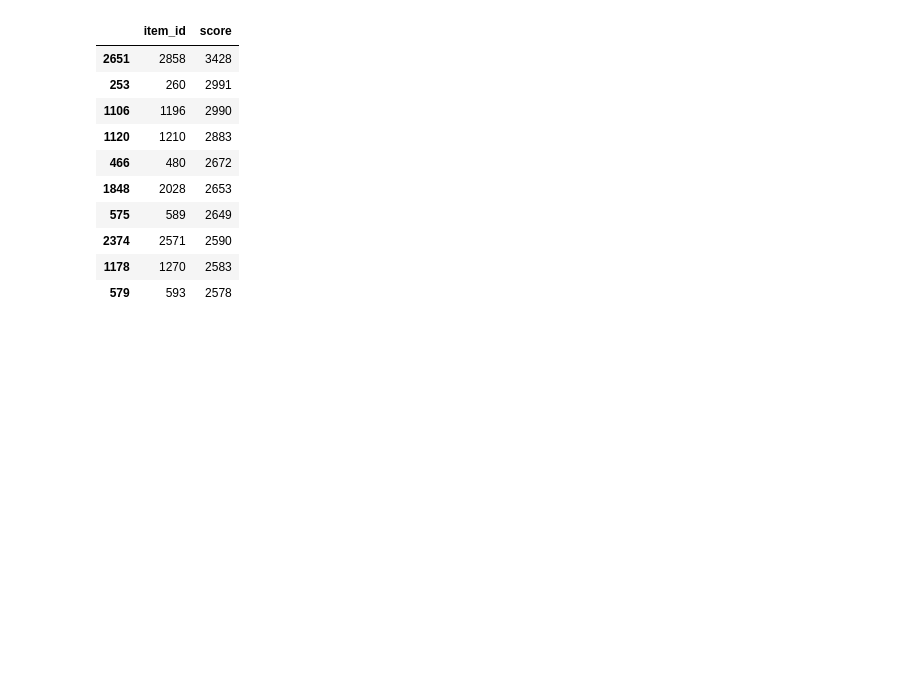
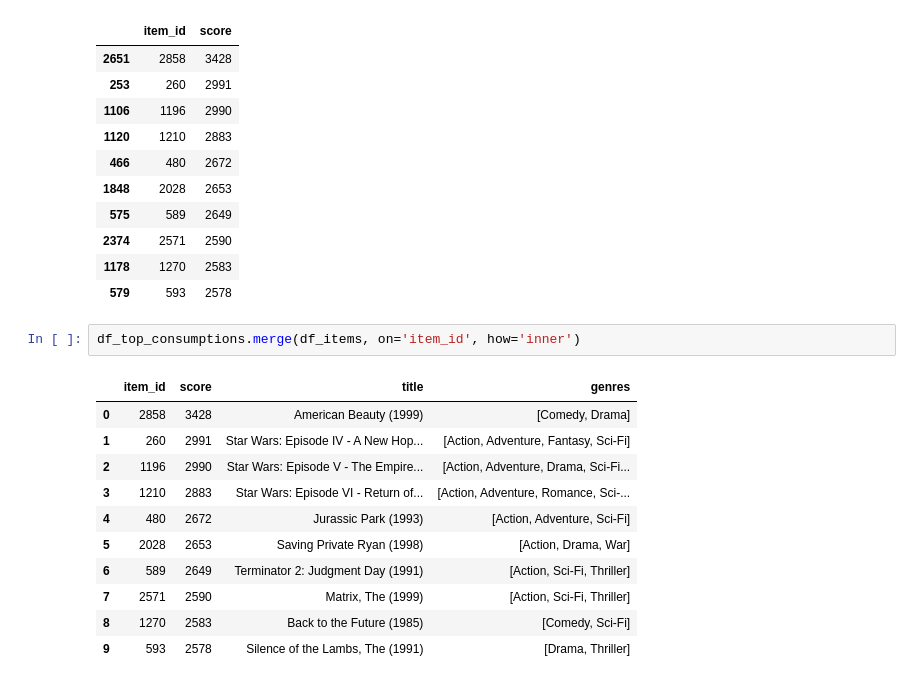
Before and after one commit to GTBelini22/Estudo_Ciencia_de_dados, a Jupyter notebook: Recomendação/Top N recomendation/Pratica_recomendação_top_N.ipynb, the cells around one changed output. Saved outputs shown, nothing was run; the diff lists cells and outputs as text; blank space fills up the shorter version.

```diff
--- a/Recomendação/Top N recomendation/Pratica_recomendação_top_N.ipynb
+++ b/Recomendação/Top N recomendation/Pratica_recomendação_top_N.ipynb
@@ -108,3 +108,17 @@ df_top_consumptions
 | 2374 | 2571 | 2590 |
 | 1178 | 1270 | 2583 |
 | 579 | 593 | 2578 |
+# %%
+df_top_consumptions.merge(df_items, on='item_id', how='inner')
+# %% [output]
+|  | item_id | score | title | genres |
+| 0 | 2858 | 3428 | American Beauty (1999) | [Comedy, Drama] |
+| 1 | 260 | 2991 | Star Wars: Episode IV - A New Hop... | [Action, Adventure, Fantasy, Sci-Fi] |
+| 2 | 1196 | 2990 | Star Wars: Episode V - The Empire... | [Action, Adventure, Drama, Sci-Fi... |
+| 3 | 1210 | 2883 | Star Wars: Episode VI - Return of... | [Action, Adventure, Romance, Sci-... |
+| 4 | 480 | 2672 | Jurassic Park (1993) | [Action, Adventure, Sci-Fi] |
+| 5 | 2028 | 2653 | Saving Private Ryan (1998) | [Action, Drama, War] |
+| 6 | 589 | 2649 | Terminator 2: Judgment Day (1991) | [Action, Sci-Fi, Thriller] |
+| 7 | 2571 | 2590 | Matrix, The (1999) | [Action, Sci-Fi, Thriller] |
+| 8 | 1270 | 2583 | Back to the Future (1985) | [Comedy, Sci-Fi] |
+| 9 | 593 | 2578 | Silence of the Lambs, The (1991) | [Drama, Thriller] |
```
Also changed, not shown: parts of 3 cells of this notebook.
